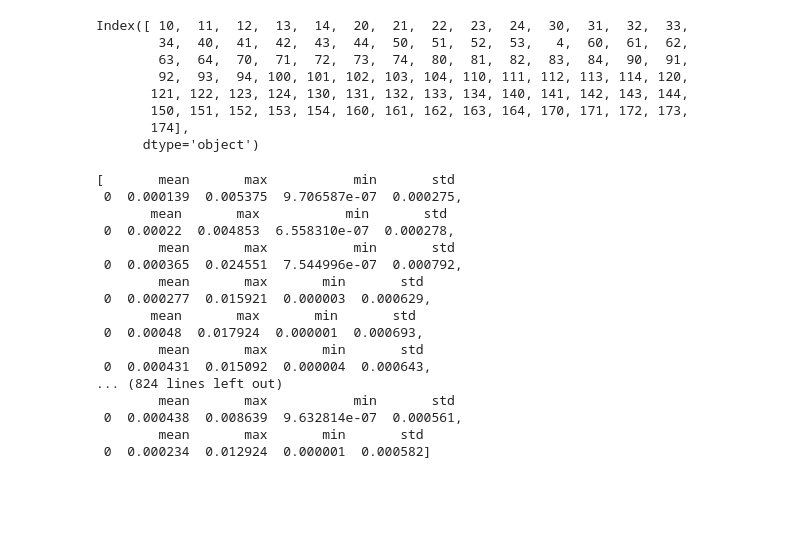
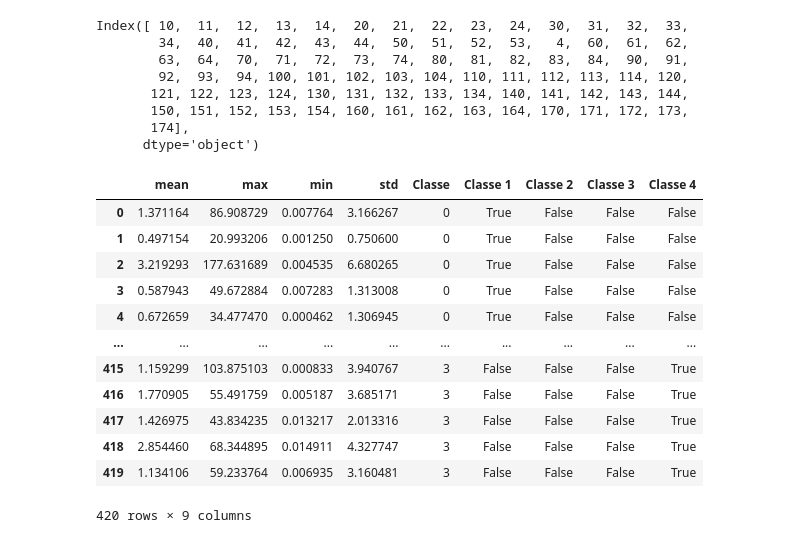
Before and after one commit to magarax/Data_Science, a Jupyter notebook: Novo_Trabalho_Final.ipynb, the cells around one changed output. Cells and saved outputs as stored; diff of their text form; code cells hidden in the pictures; blank space fills up the shorter version.

```diff
--- a/Novo_Trabalho_Final.ipynb
+++ b/Novo_Trabalho_Final.ipynb
@@ -381,27 +408,3 @@ Index([ 10,  11,  12,  13,  14,  20,  21,  22,  23,  24,  30,  31,  32,  33,
        150, 151, 152, 153, 154, 160, 161, 162, 163, 164, 170, 171, 172, 173,
        174],
       dtype='object')
-# %%
-def partition_and_calculate_stats(arrays, num_parts):
-    result = []
-    for arr in arrays:
-        # Calculate the length of each partition
-        partition_length = len(arr) // num_parts
-        # Create a dataframe to store the statistics for this array
-        df = pd.DataFrame(columns=['mean', 'max', 'min', 'std'])
-        # Loop over each partition
-        for i in range(num_parts):
-            # Calculate the start and end index of this partition
-            start = i * partition_length
-            end = (i + 1) * partition_length if i < num_parts - 1 else len(arr)
-            # Get the values for this partition
-            partition_values = arr[start:end]
-            # Calculate the mean, max, min, and standard deviation
-            mean = np.mean(partition_values)
-            max_value = np.max(partition_values)
-            min_value = np.min(partition_values)
-            std = np.std(partition_values)
-            # Add the statistics to the dataframe
-            df.loc[i] = [mean, max_value, min_value, std]
-        result.append(df)
-    return result
@@ -410,20 +411,30 @@ a = partition_and_calculate_stats(ffts,1)
-# %%
-a
-# %% [output]
-[       mean       max           min       std
- 0  0.000139  0.005375  9.706587e-07  0.000275,
-       mean       max           min       std
- 0  0.00022  0.004853  6.558310e-07  0.000278,
-        mean       max           min       std
- 0  0.000365  0.024551  7.544996e-07  0.000792,
-        mean       max       min       std
- 0  0.000277  0.015921  0.000003  0.000629,
-       mean       max       min       std
- 0  0.00048  0.017924  0.000001  0.000693,
-        mean       max       min       std
- 0  0.000431  0.015092  0.000004  0.000643,
-... (824 lines left out)
-        mean       max           min       std
- 0  0.000438  0.008639  9.632814e-07  0.000561,
-        mean       max       min       std
- 0  0.000234  0.012924  0.000001  0.000582]
+# %%
+classe = []
+ffts = []
+for i in secoes:
+   fft,_ = getFFT(i['E1'])
+   classe.append(i.reset_index()['Classe'][0])
+   ffts.append(fft)
+
+stats_df = pd.DataFrame(partition_and_calculate_stats(ffts, 1))
+stats_df['Classe'] = classe
+stats_df['Classe 1'] = stats_df['Classe'] == 0
+stats_df['Classe 2'] = stats_df['Classe'] == 1
+stats_df['Classe 3'] = stats_df['Classe'] == 2
+stats_df['Classe 4'] = stats_df['Classe'] == 3
+# %%
+stats_df
+# %% [output]
+|  | mean | max | min | std | Classe | Classe 1 | Classe 2 | Classe 3 | Classe 4 |
+| 0 | 1.371164 | 86.908729 | 0.007764 | 3.166267 | 0 | True | False | False | False |
+| 1 | 0.497154 | 20.993206 | 0.001250 | 0.750600 | 0 | True | False | False | False |
+| 2 | 3.219293 | 177.631689 | 0.004535 | 6.680265 | 0 | True | False | False | False |
+| 3 | 0.587943 | 49.672884 | 0.007283 | 1.313008 | 0 | True | False | False | False |
+| 4 | 0.672659 | 34.477470 | 0.000462 | 1.306945 | 0 | True | False | False | False |
+| ... | ... | ... | ... | ... | ... | ... | ... | ... | ... |
+| 415 | 1.159299 | 103.875103 | 0.000833 | 3.940767 | 3 | False | False | False | True |
+| 416 | 1.770905 | 55.491759 | 0.005187 | 3.685171 | 3 | False | False | False | True |
+| 417 | 1.426975 | 43.834235 | 0.013217 | 2.013316 | 3 | False | False | False | True |
+| 418 | 2.854460 | 68.344895 | 0.014911 | 4.327747 | 3 | False | False | False | True |
+| 419 | 1.134106 | 59.233764 | 0.006935 | 3.160481 | 3 | False | False | False | True |
+420 rows × 9 columns
```
Also changed, not shown: parts of 11 cells of this notebook, 1 other file.
